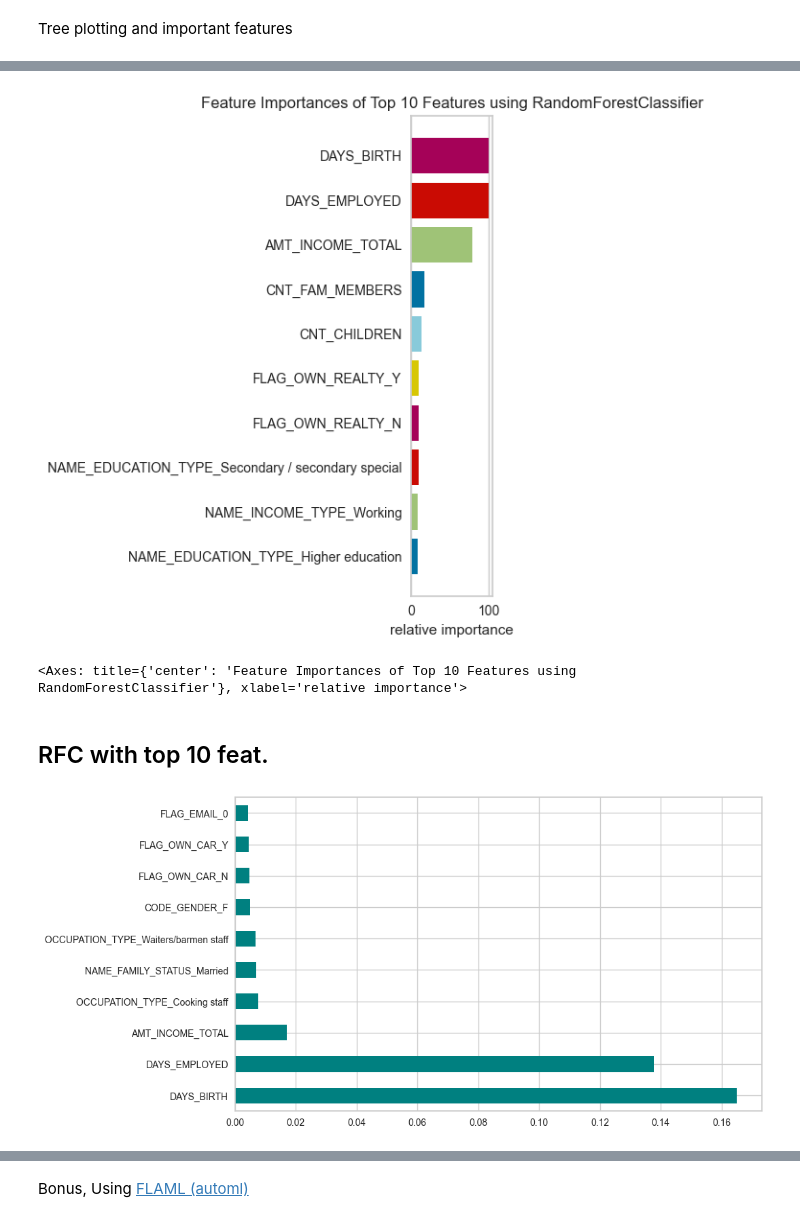
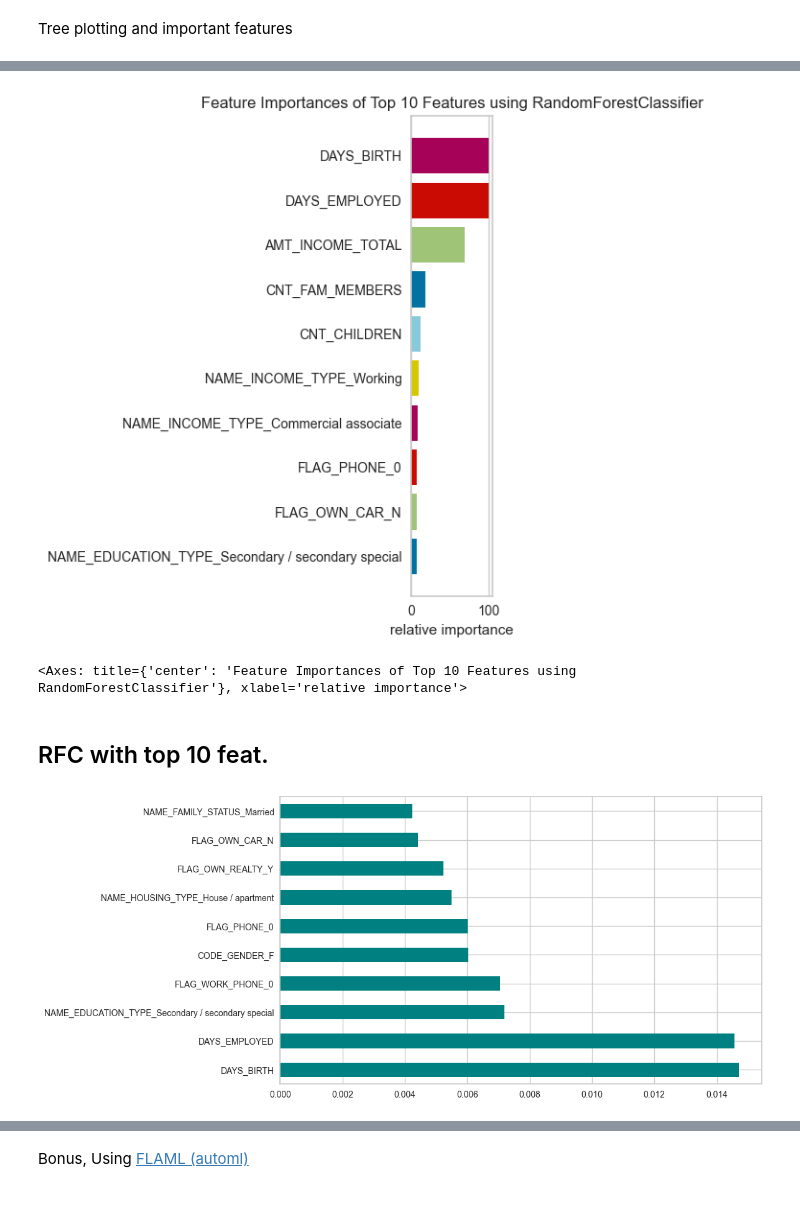
Before and after one commit to manish-cr/CS3244-credit-approval, a Jupyter notebook: code/Random Forest Classifier.ipynb, the cells around one changed output, grey strips where cells are left out. Cells and saved outputs as stored; diff of their text form; code cells hidden in the pictures.

Commit message:
edit Neural_Network_v2.ipynb to be neater and include 2label datasets in logistic_regression.ipynb and Random Forest Classifier.ipynb

```diff
--- a/code/Random Forest Classifier.ipynb
+++ b/code/Random Forest Classifier.ipynb
@@ -14,3 +9,12 @@ y_test = data_list[3]
+# %%
+X_train_2label=data_list[0]
+y_train_2label=data_list[1]
+X_test_2label=data_list[2]
+y_test_2label=data_list[3]
+X_train_3label=data_list[4]
+y_train_3label=data_list[5]
+X_test_3label=data_list[6]
+y_test_3label=data_list[7]
 # %% [markdown]
 ### RFC without feat. selection
 # %%
@@ -21,13 +25,13 @@ from sklearn.metrics import classification_report
 rfc = RandomForestClassifier(n_estimators=100, random_state=42)  # You can adjust hyperparameters as needed.
 
 # Fit the RFC to training data.
-rfc.fit(X_train, y_train)
+rfc.fit(X_train_2label, y_train_2label)
 
 # Make predictions on test data.
-y_pred = rfc.predict(X_test)
+y_pred_2label = rfc.predict(X_test_2label)
 
 # Generate a classification report.
-report = classification_report(y_test, y_pred)
+report = classification_report(y_test_2label, y_pred_2label)
 print(report)
 # %% [output]
               precision    recall  f1-score   support
@@ -79,32 +82,32 @@ plt.figure(figsize=(5, 6))
 
 # Create and fit the visualizer
 visualizer = FeatureImportances(rfc, topn=10)  # Specify topn=10 for the top 10 features
-visualizer.fit(X_train, y_train)
+visualizer.fit(X_train_2label, y_train_2label)
 
 # Finalize the plot
 visualizer.show()
 # %% [output]
-[figure, old version]
+[figure, new version]
 <Axes: title={'center': 'Feature Importances of Top 10 Features using RandomForestClassifier'}, xlabel='relative importance'>
 # %% [markdown]
 ## RFC with top 10 feat.
 # %%
 # top 10
 from sklearn.feature_selection import mutual_info_classif
 import matplotlib.pyplot as plt
 %matplotlib inline
 
-importances = mutual_info_classif(X_train, y_train)
-feat_importances = pd.Series(importances, X_train.columns)
+importances = mutual_info_classif(X_train_2label, y_train_2label)
+feat_importances = pd.Series(importances, X_train_2label.columns)
 
 # Select the top 10 features
 top_10_feats = feat_importances.nlargest(10)
 
 
 plt.figure(figsize=(10, 6))
 top_10_feats.plot(kind='barh', color='teal')
 plt.show()
 # %% [output]
-[figure, old version]
+[figure, new version]
 # %%
 top_10_feature_names = top_10_feats.index
```
Also changed, not shown: parts of 10 cells of this notebook, 4 other files.
